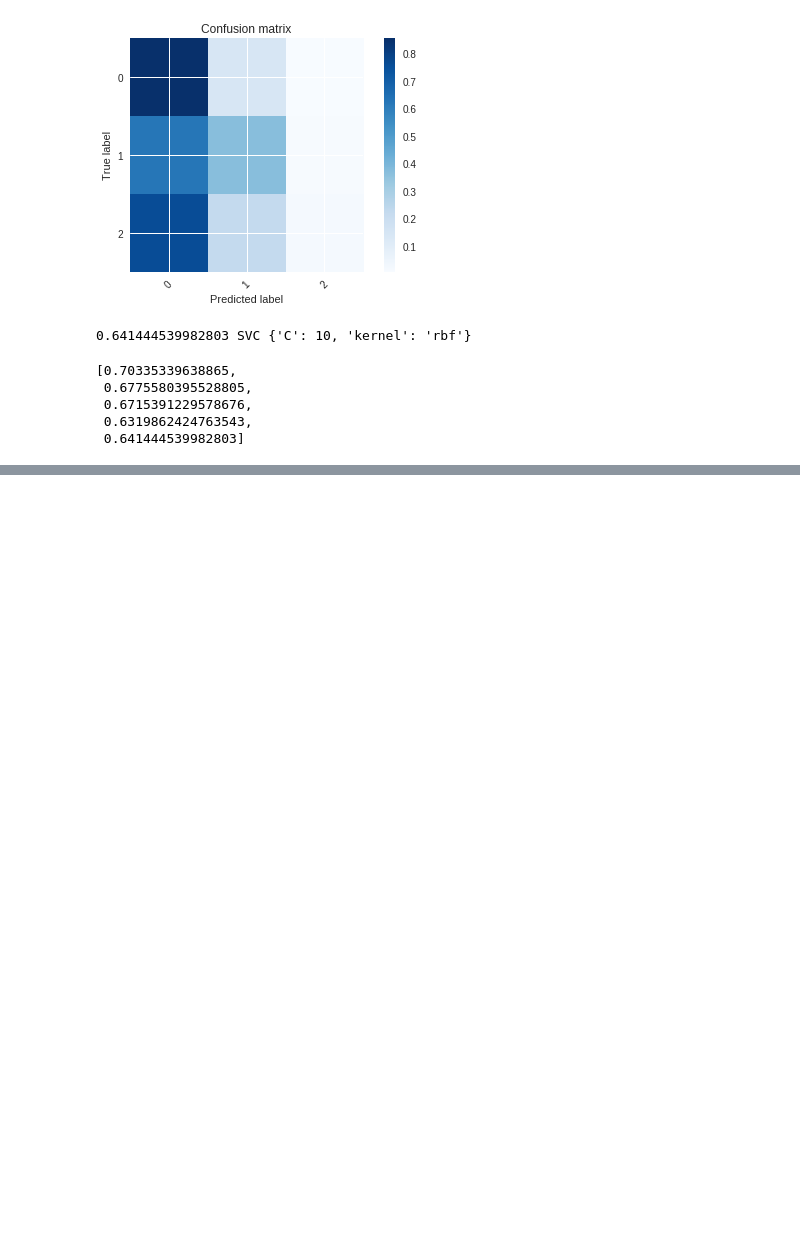
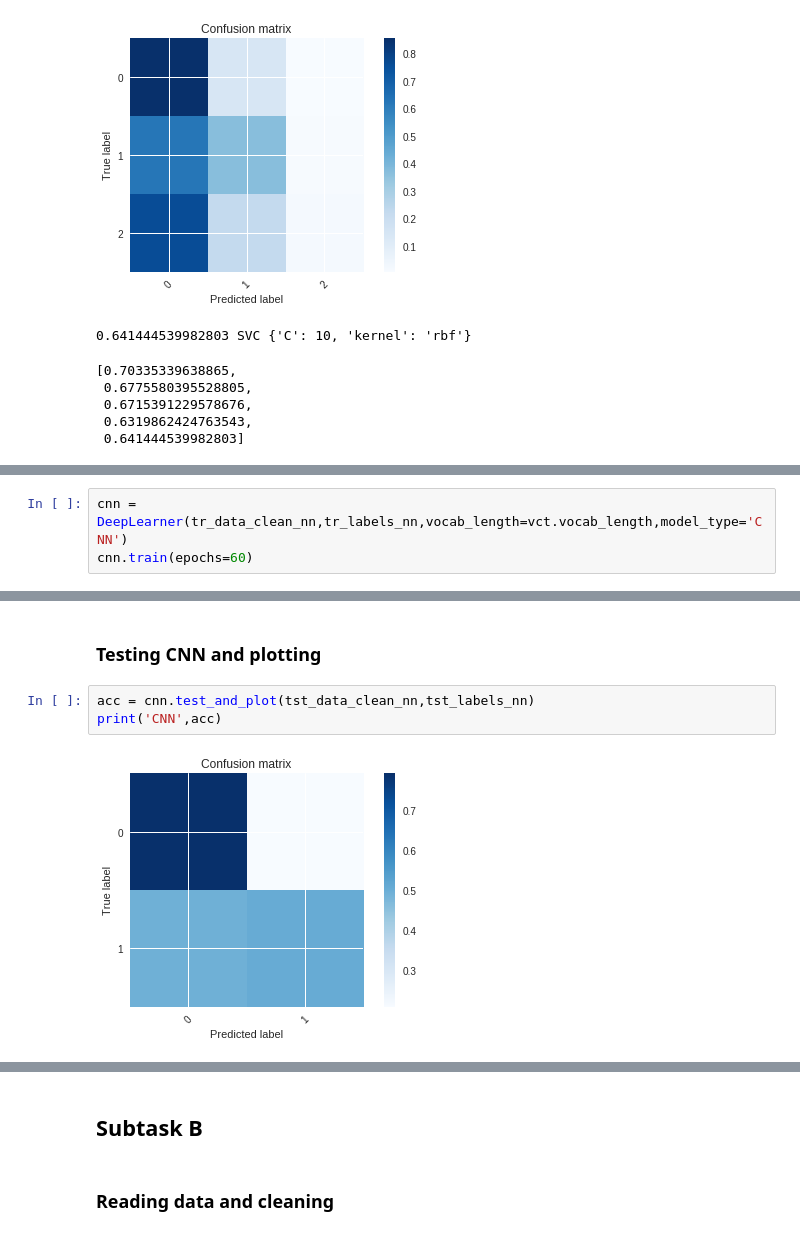
Before and after one commit to ZeyadZanaty/offenseval, a Jupyter notebook: offenseval.ipynb, the cells around one changed output, grey strips where cells are left out. Drawn from its saved outputs; the diff is of its cells as text; blank space fills up the shorter version.

```diff
--- a/offenseval.ipynb
+++ b/offenseval.ipynb
@@ -237,0 +302,3 @@ accs_c
+# %%
+cnn = DeepLearner(tr_data_clean_nn,tr_labels_nn,vocab_length=vct.vocab_length,model_type='CNN')
+cnn.train(epochs=60)
@@ -237,0 +323,7 @@ accs_c
+# %% [markdown]
+### Testing CNN and plotting
+# %%
+acc = cnn.test_and_plot(tst_data_clean_nn,tst_labels_nn)
+print('CNN',acc)
+# %% [output]
+[figure, added]
@@ -237,0 +332,4 @@ accs_c
+# %% [markdown]
+## Subtask B
+# %% [markdown]
+### Reading data and cleaning
```
Also changed, not shown: parts of 33 cells of this notebook.
